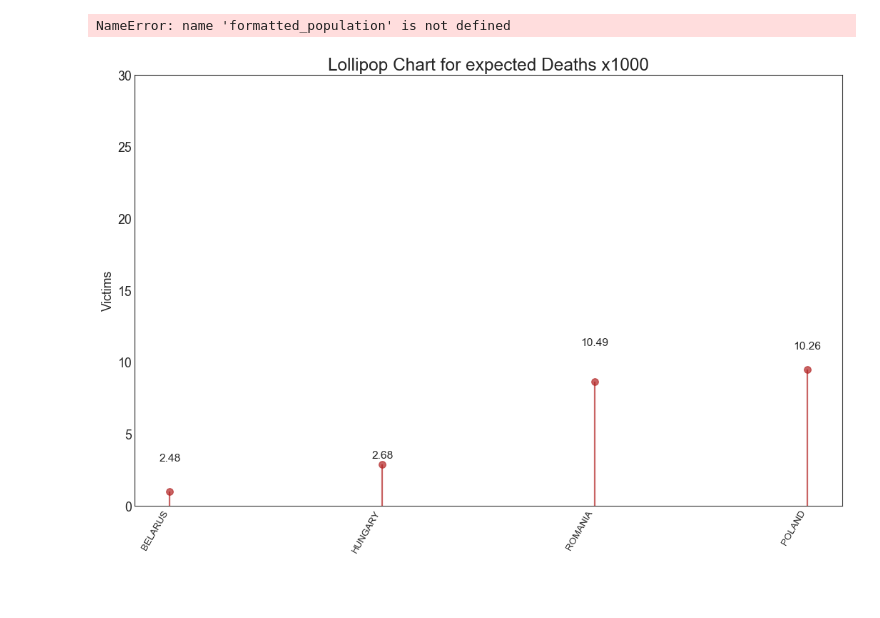
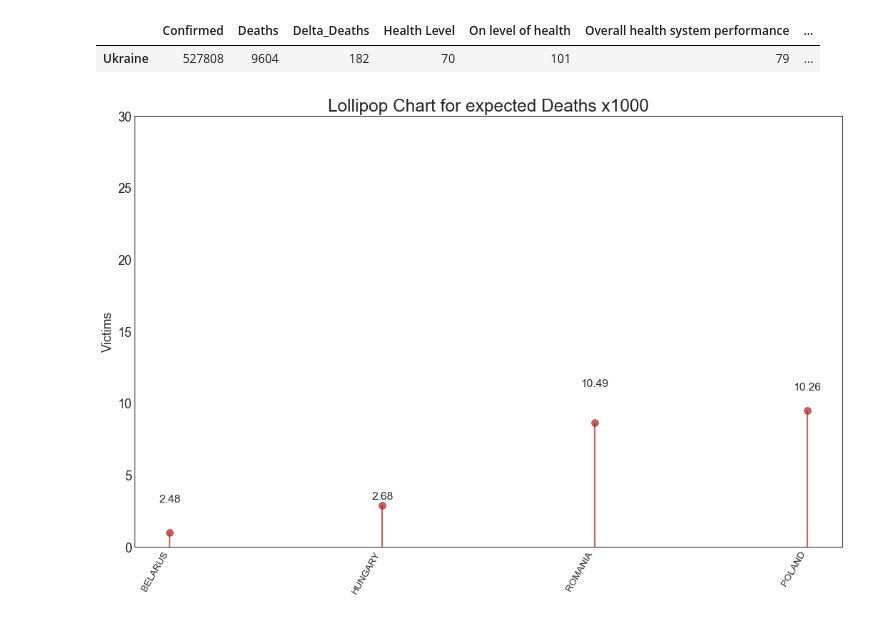
Before and after one commit to etcetera33/corona_falsification_detector, a Jupyter notebook: Main.ipynb, the cells around one changed output. Drawn from its saved outputs; the diff is of its cells as text; code cells hidden in the pictures; blank space fills up the shorter version.

```diff
--- a/Main.ipynb
+++ b/Main.ipynb
@@ -179,7 +179,7 @@ close_countries_data["worst-case scenario falsification %"] = (1 - close_countri
 
 
 # Getting the input country
-input_country_data = get_input_country()
+input_country_data = get_input_country(input_country)
 
 input_country_data = pd.merge(input_country_data, medical_rating, left_index=True, right_index=True)
 
@@ -190,34 +190,35 @@ input_country_data["Max deaths (Worst-case scenario)"] = max_coef * input_countr
 
 # general falsification
 falsification = (1 - input_country_data["Deaths"] / input_country_data["Most likely deaths"]) * 100
 
 if (float (falsification) < 0):
     falsification = 0
 
 if (float (falsification) > 100):
     falsification = 100
 
 input_country_data["Falsification %"] = falsification
 
 # best case scenario falsification
 best_case_scenario_falsification = (1 - input_country_data["Deaths"] / input_country_data["Min deaths (best-case scenario)"]) * 100
 
 if (float (best_case_scenario_falsification) < 0):
     best_case_scenario_falsification = 0
 
 input_country_data["best-case scenario falsification %"] = best_case_scenario_falsification
 
 # worst case scenario falsification
 worst_case_scenario_falsification = (1 - input_country_data["Deaths"] / input_country_data["Max deaths (Worst-case scenario)"]) * 100
 
 if (float (worst_case_scenario_falsification) > 100):
     worst_case_scenario_falsification = 100
 
 input_country_data["worst-case scenario falsification %"] = worst_case_scenario_falsification
 
 input_country_data.style.background_gradient(cmap='coolwarm',axis=1).format("{:.2f}").format("{:.0f}")
 # %% [output]
-NameError: name 'formatted_population' is not defined
+|  | Confirmed | Deaths | Delta_Deaths | Health Level | On level of health | Overall health system performance | ... |
+| Ukraine | 527808 | 9604 | 182 | 70 | 101 | 79 | ... |
 # %%
 visualize_result(close_countries_data)
 # %% [output]
```
